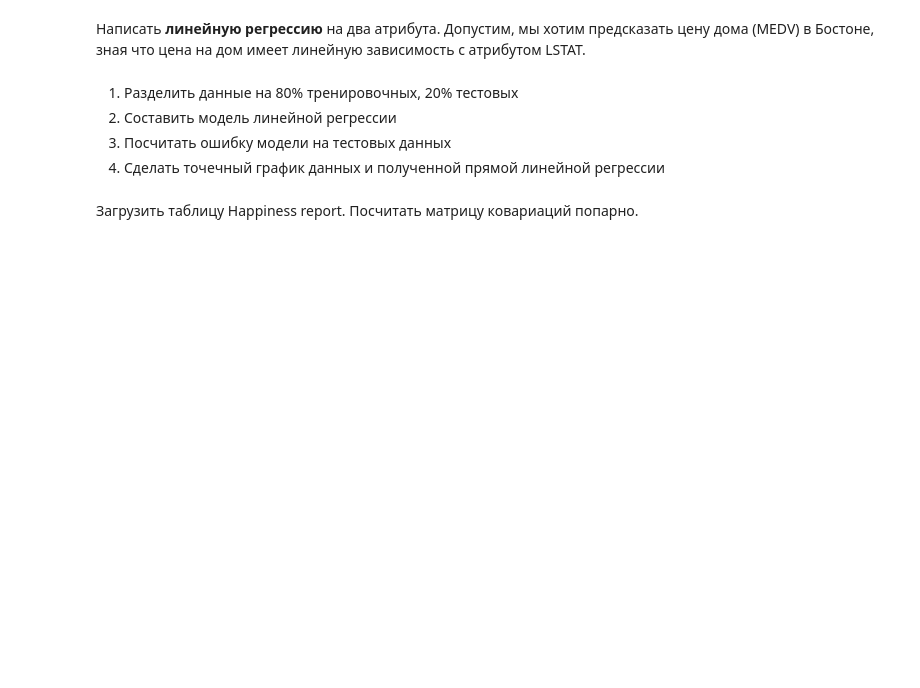
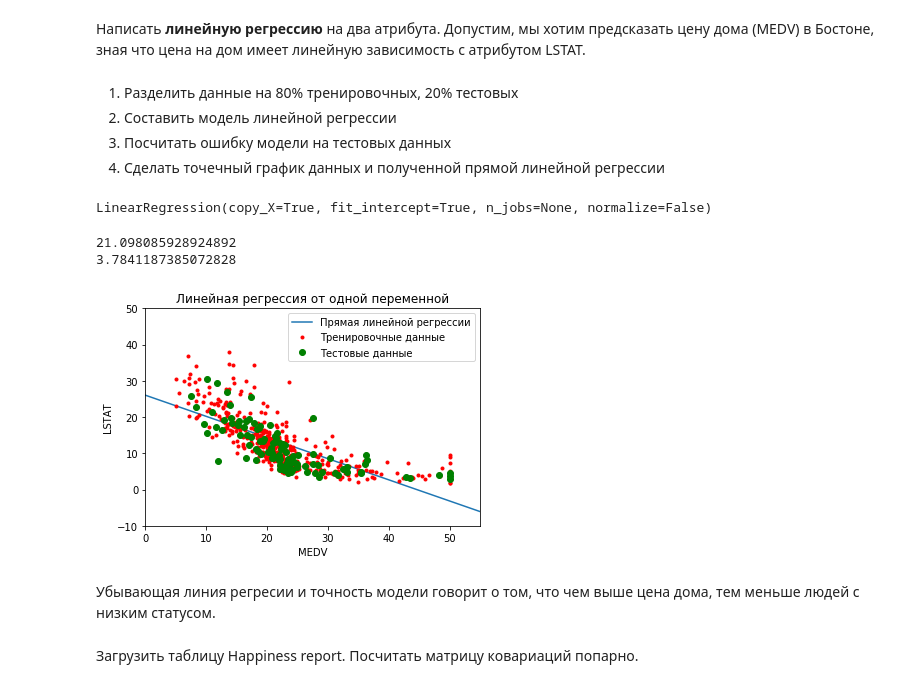
Before and after one commit to sofa999999/pyda-9, a Jupyter notebook: STATISTIC/homework-4.ipynb, the cells around one changed output. Cells and saved outputs as stored; diff of their text form; code cells hidden in the pictures; blank space fills up the shorter version.

```diff
--- a/STATISTIC/homework-4.ipynb
+++ b/STATISTIC/homework-4.ipynb
@@ -211,3 +231,21 @@ plt.show()
 2.   Составить модель линейной регрессии
 3.   Посчитать ошибку модели на тестовых данных
 4.   Сделать точечный график данных и полученной прямой линейной регрессии
+# %%
+medv = np.array(data.MEDV).reshape(-1,1)
+lstat = np.array(data.LSTAT).reshape(-1,1)
+# %%
+from sklearn.linear_model import LinearRegression
+model = LinearRegression()
+# %%
+from sklearn.model_selection import train_test_split
+
+X_train, X_test, y_train, y_test = train_test_split(
+    medv,
+    lstat,
+    test_size = 0.2
+)
+# %%
+model.fit(X_train, y_train)
+# %% [output]
+LinearRegression(copy_X=True, fit_intercept=True, n_jobs=None, normalize=False)
@@ -214,3 +254,34 @@ plt.show()
+# %%
+from sklearn.metrics import mean_squared_error, mean_absolute_error
+
+print(mean_squared_error(predicted_y, y_test))
+print(mean_absolute_error(predicted_y, y_test))
+# %% [output]
+21.098085928924892
+3.7841187385072828
+# %%
+plt.xlabel('MEDV')
+plt.ylabel('LSTAT')
+plt.title('Линейная регрессия от одной переменной')
+# Построим прямую для регрессии
+x = np.linspace(0, 200)
+# Посчитаем предсказанные значения
+# y = kx + b
+# k = model.coef_
+# b = model.intercept_
+y = model.coef_*x + model.intercept_
+y = np.transpose(y)
+plt.plot(x,y)
+plt.plot(X_train, y_train, 'r.')
+plt.plot(X_test, y_test, 'go')
+plt.xlim(0,55)
+plt.ylim(-10,50)
+plt.legend(['Прямая линейной регрессии', 'Тренировочные данные', 'Тестовые данные'])
+plt.show()
+# %% [output]
+[figure, added]
+# %% [markdown]
+Убывающая линия регресии и точность модели говорит о том, что чем выше цена дома, тем меньше людей с низким статусом.
 # %% [markdown]
 Загрузить таблицу Happiness report. Посчитать матрицу ковариаций попарно.
 # %%
```
Also changed, not shown: parts of 14 cells of this notebook.
